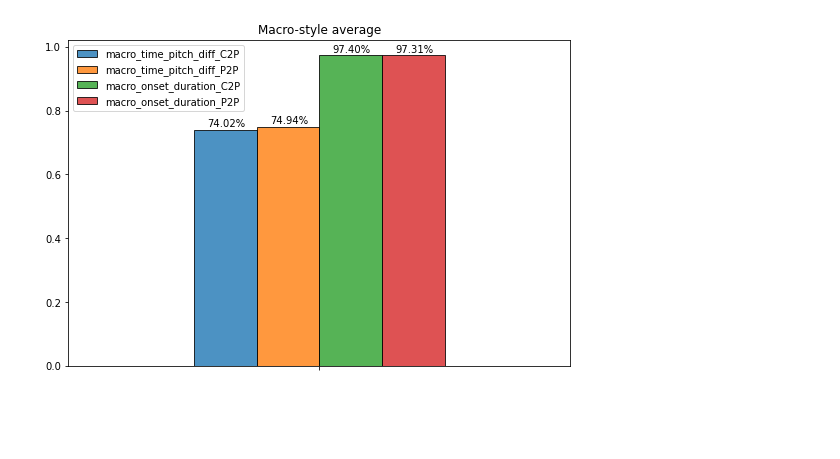
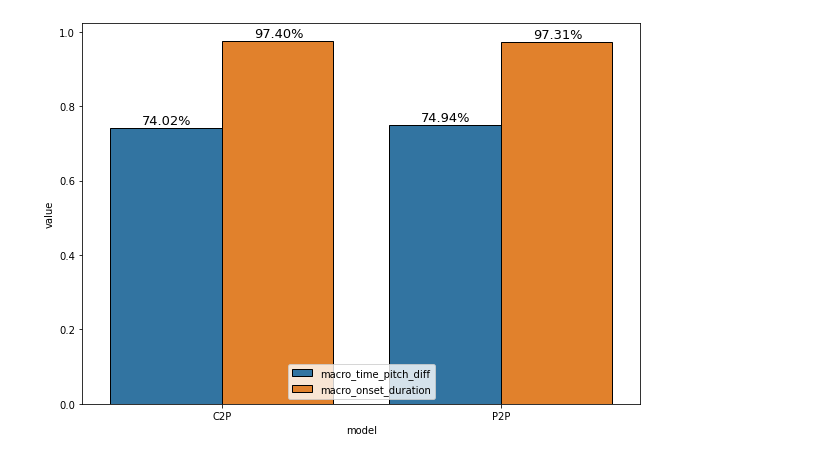
Before and after one commit to amaralcs/tf-cyclegan-music-style-transfer, a Jupyter notebook: notebooks/evaluate_results.ipynb, the cells around one changed output. Drawn from its saved outputs; the diff is of its cells as text; code cells hidden in the pictures; blank space fills up the shorter version.

Commit message:
Improve  plot quality

```diff
--- a/notebooks/evaluate_results.ipynb
+++ b/notebooks/evaluate_results.ipynb
@@ -42,10 +43,17 @@ def get_colnames(genres, metric_names):
 
 def build_df(results, metric_names):
     genres = results[metric_names[0]].keys()
-    data = np.r_[
-        [np.array(results[key][genre]) for key in metric_names for genre in genres]
-    ]
-    return pd.DataFrame(data.T, columns=get_colnames(genres, metric_names))
+    per_metric_dfs = []
+    for genre in genres:
+        per_genre_dfs = []
+        for metric in metric_names:
+            df = pd.DataFrame(np.array(results[metric][genre]), columns=["value"])
+            df["metric"] = metric
+            df["model"] = genre
+            per_genre_dfs.append(df)
+        per_metric_dfs.append(pd.concat(per_genre_dfs, axis=0))
+
+    return pd.concat(per_metric_dfs, axis=0)[["model", "metric", "value"]]
 # %%
 # Load the results
 model_name = os.listdir("../results")[0]
@@ -79,9 +89,10 @@ plt.show()
 # %%
-ax = style_macro.plot.bar(
-    figsize=(9, 6), title="Macro-style average", ec="k", lw=1, alpha=0.8
-)
-autolabel(ax, orient="v", fmt="{:.2%}", xytext=(1, 1))
-ax.set_xticklabels("")
+fig, ax = plt.subplots(figsize=(10, 7))
+
+ax = sns.barplot(x="model", y="value", hue="metric", data=style_macro, ec="k", lw=1)
+autolabel(ax, orient="v", fmt="{:.2%}", xytext=(1, 1), size=13)
+ax.legend(loc="lower center")
+
 plt.show()
 # %% [output]
-[figure, old version]
+[figure, new version]
```
Also changed, not shown: parts of 4 cells of this notebook.
